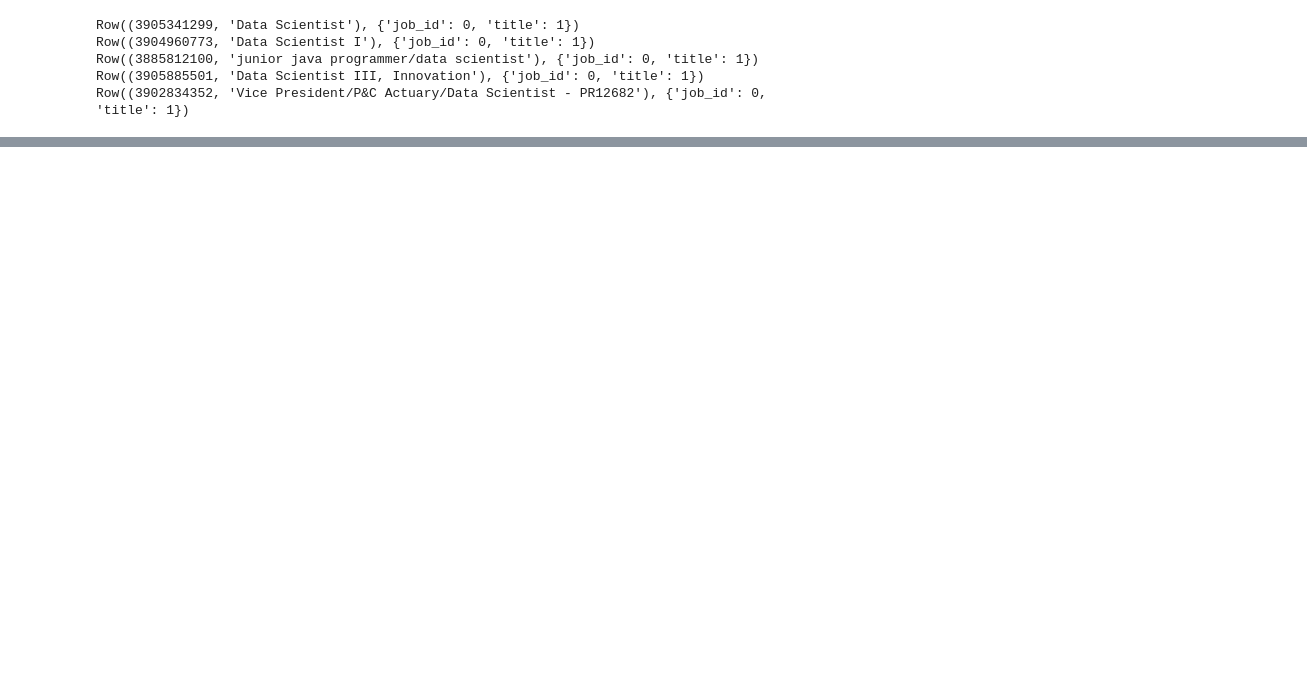
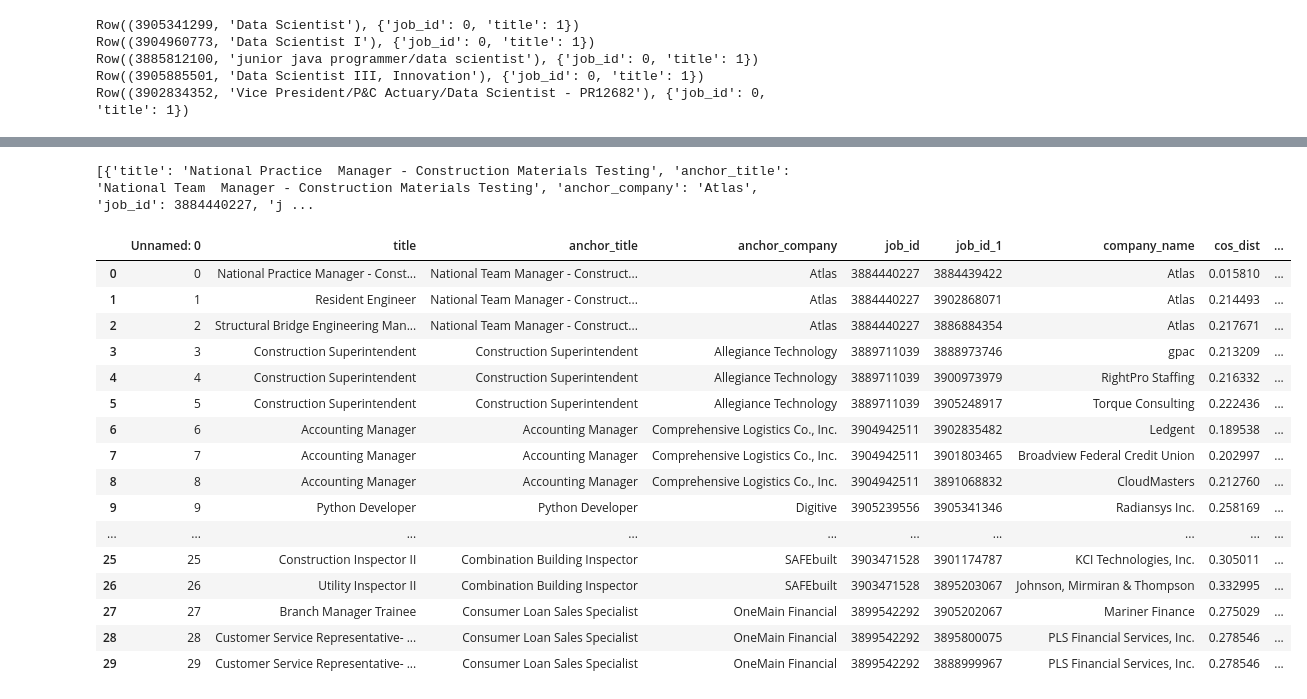
Before and after one commit to dantenvmt/resume-radar, a Jupyter notebook: week4_embeddings.ipynb, the cells around one changed output, grey strips where cells are left out. Cells and saved outputs as stored; diff of their text form; code cells hidden in the pictures; blank space fills up the shorter version.

```diff
--- a/week4_embeddings.ipynb
+++ b/week4_embeddings.ipynb
@@ -113,0 +118,30 @@ Row((3904402111, 'Web Designer I', "Overview\n\nTo produce marketing content in
+# %%
+sample = []
+for job in anchors.itertuples():
+    query = f"""
+    WITH target AS (
+      SELECT e.embedding, e.job_id, p2.title AS anchor_title, p2.company_name AS anchor_company
+      FROM resume_radar.posting_embeddings e
+      JOIN resume_radar.postings p2
+      ON p2.job_id = e.job_id
+      WHERE e.job_id = {job[1]}
+    )
+    SELECT
+      p.title,
+      target.anchor_title,
+      target.anchor_company,
+      target.job_id,
+      p.job_id,
+      p.company_name,
+      ML.DISTANCE(target.embedding, o.embedding, 'COSINE') AS cos_dist
+    FROM resume_radar.posting_embeddings AS o
+    CROSS JOIN target
+    JOIN resume_radar.postings AS p ON p.job_id = o.job_id
+    WHERE o.job_id != {job[1]}
+    ORDER BY cos_dist ASC
+    LIMIT 3
+    """
+    for row in bq.query(query).result():
+        sample.append(dict(row))
+# %% [output]
+[{'title': 'National Practice  Manager - Construction Materials Testing', 'anchor_title': 'National Team  Manager - Construction Materials Testing', 'anchor_company': 'Atlas', 'job_id': 3884440227, 'j ...
@@ -113,0 +151,22 @@ Row((3904402111, 'Web Designer I', "Overview\n\nTo produce marketing content in
+# %%
+#the_list.to_csv("eval.csv")
+the_list_evaluated = pd.read_csv("eval.csv")
+the_list_evaluated
+# %% [output]
+|  | Unnamed: 0 | title | anchor_title | anchor_company | job_id | job_id_1 | company_name | cos_dist | ... |
+| 0 | 0 | National Practice Manager - Const... | National Team Manager - Construct... | Atlas | 3884440227 | 3884439422 | Atlas | 0.015810 | ... |
+| 1 | 1 | Resident Engineer | National Team Manager - Construct... | Atlas | 3884440227 | 3902868071 | Atlas | 0.214493 | ... |
+| 2 | 2 | Structural Bridge Engineering Man... | National Team Manager - Construct... | Atlas | 3884440227 | 3886884354 | Atlas | 0.217671 | ... |
+| 3 | 3 | Construction Superintendent | Construction Superintendent | Allegiance Technology | 3889711039 | 3888973746 | gpac | 0.213209 | ... |
+| 4 | 4 | Construction Superintendent | Construction Superintendent | Allegiance Technology | 3889711039 | 3900973979 | RightPro Staffing | 0.216332 | ... |
+| 5 | 5 | Construction Superintendent | Construction Superintendent | Allegiance Technology | 3889711039 | 3905248917 | Torque Consulting | 0.222436 | ... |
+| 6 | 6 | Accounting Manager | Accounting Manager | Comprehensive Logistics Co., Inc. | 3904942511 | 3902835482 | Ledgent | 0.189538 | ... |
+| 7 | 7 | Accounting Manager | Accounting Manager | Comprehensive Logistics Co., Inc. | 3904942511 | 3901803465 | Broadview Federal Credit Union | 0.202997 | ... |
+| 8 | 8 | Accounting Manager | Accounting Manager | Comprehensive Logistics Co., Inc. | 3904942511 | 3891068832 | CloudMasters | 0.212760 | ... |
+| 9 | 9 | Python Developer | Python Developer | Digitive | 3905239556 | 3905341346 | Radiansys Inc. | 0.258169 | ... |
+| ... | ... | ... | ... | ... | ... | ... | ... | ... | ... |
+| 25 | 25 | Construction Inspector II | Combination Building Inspector | SAFEbuilt | 3903471528 | 3901174787 | KCI Technologies, Inc. | 0.305011 | ... |
+| 26 | 26 | Utility Inspector II | Combination Building Inspector | SAFEbuilt | 3903471528 | 3895203067 | Johnson, Mirmiran & Thompson | 0.332995 | ... |
+| 27 | 27 | Branch Manager Trainee | Consumer Loan Sales Specialist | OneMain Financial | 3899542292 | 3905202067 | Mariner Finance | 0.275029 | ... |
+| 28 | 28 | Customer Service Representative- ... | Consumer Loan Sales Specialist | OneMain Financial | 3899542292 | 3895800075 | PLS Financial Services, Inc. | 0.278546 | ... |
+| 29 | 29 | Customer Service Representative- ... | Consumer Loan Sales Specialist | OneMain Financial | 3899542292 | 3888999967 | PLS Financial Services, Inc. | 0.278546 | ... |
```
Also changed, not shown: parts of 4 cells of this notebook, 2 other files.
